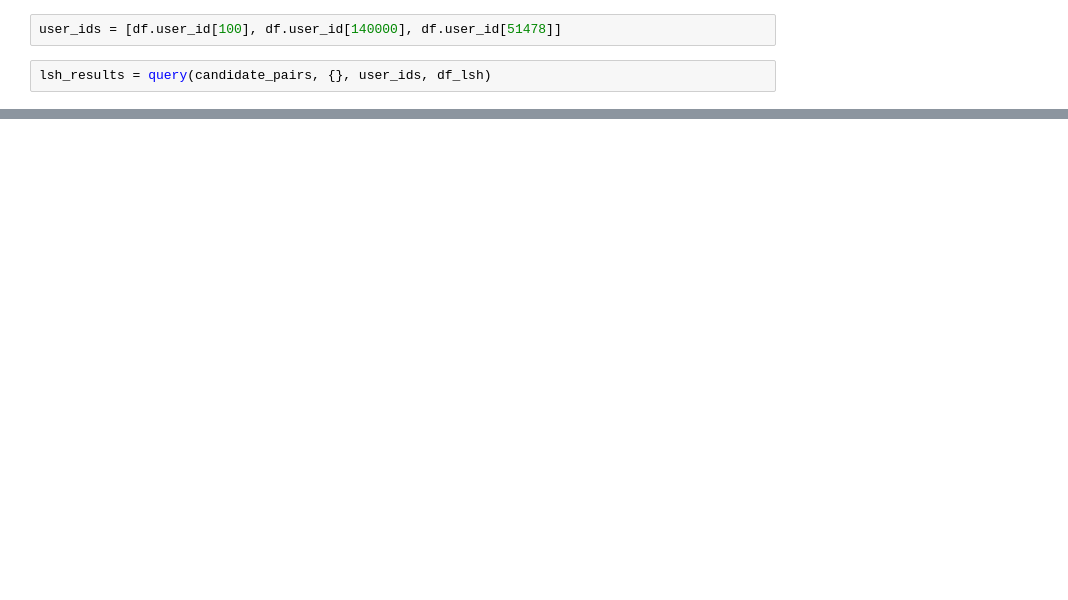
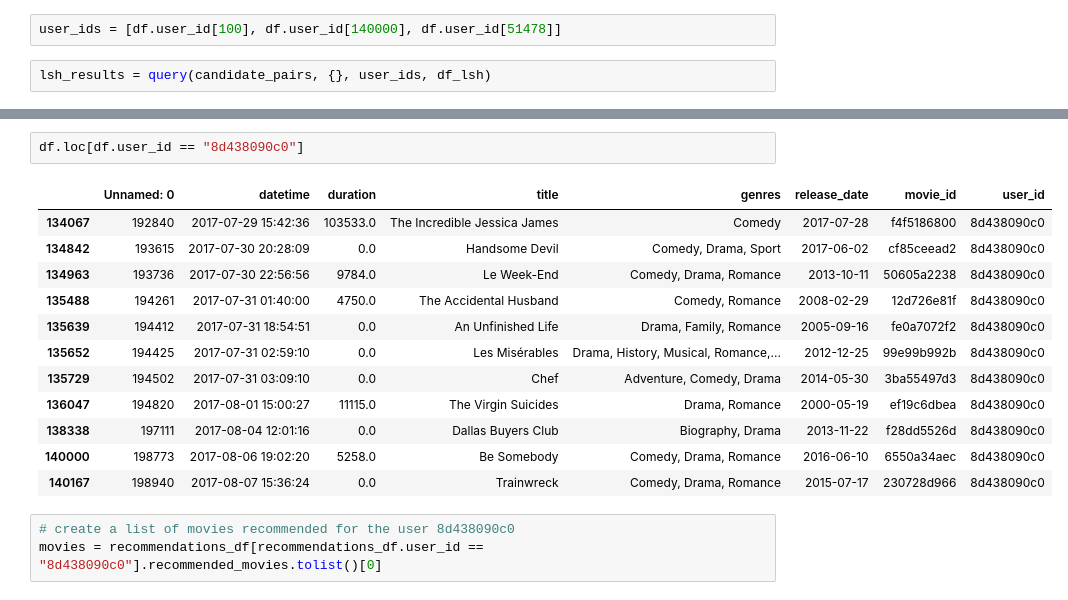
Before and after one commit to AbzalAidakhmetov/ADM-HW4, a Jupyter notebook: main.ipynb, the cells around one changed output, grey strips where cells are left out. Saved outputs shown, nothing was run; the diff lists cells and outputs as text; blank space fills up the shorter version.

```diff
--- a/main.ipynb
+++ b/main.ipynb
@@ -253,0 +394,18 @@ recommendations_df.recommended_movies.iloc[1]
+# %%
+df.loc[df.user_id == "8d438090c0"]
+# %% [output]
+|  | Unnamed: 0 | datetime | duration | title | genres | release_date | movie_id | user_id |
+| 134067 | 192840 | 2017-07-29 15:42:36 | 103533.0 | The Incredible Jessica James | Comedy | 2017-07-28 | f4f5186800 | 8d438090c0 |
+| 134842 | 193615 | 2017-07-30 20:28:09 | 0.0 | Handsome Devil | Comedy, Drama, Sport | 2017-06-02 | cf85ceead2 | 8d438090c0 |
+| 134963 | 193736 | 2017-07-30 22:56:56 | 9784.0 | Le Week-End | Comedy, Drama, Romance | 2013-10-11 | 50605a2238 | 8d438090c0 |
+| 135488 | 194261 | 2017-07-31 01:40:00 | 4750.0 | The Accidental Husband | Comedy, Romance | 2008-02-29 | 12d726e81f | 8d438090c0 |
+| 135639 | 194412 | 2017-07-31 18:54:51 | 0.0 | An Unfinished Life | Drama, Family, Romance | 2005-09-16 | fe0a7072f2 | 8d438090c0 |
+| 135652 | 194425 | 2017-07-31 02:59:10 | 0.0 | Les Misérables | Drama, History, Musical, Romance,... | 2012-12-25 | 99e99b992b | 8d438090c0 |
+| 135729 | 194502 | 2017-07-31 03:09:10 | 0.0 | Chef | Adventure, Comedy, Drama | 2014-05-30 | 3ba55497d3 | 8d438090c0 |
+| 136047 | 194820 | 2017-08-01 15:00:27 | 11115.0 | The Virgin Suicides | Drama, Romance | 2000-05-19 | ef19c6dbea | 8d438090c0 |
+| 138338 | 197111 | 2017-08-04 12:01:16 | 0.0 | Dallas Buyers Club | Biography, Drama | 2013-11-22 | f28dd5526d | 8d438090c0 |
+| 140000 | 198773 | 2017-08-06 19:02:20 | 5258.0 | Be Somebody | Comedy, Drama, Romance | 2016-06-10 | 6550a34aec | 8d438090c0 |
+| 140167 | 198940 | 2017-08-07 15:36:24 | 0.0 | Trainwreck | Comedy, Drama, Romance | 2015-07-17 | 230728d966 | 8d438090c0 |
+# %%
+# create a list of movies recommended for the user 8d438090c0
+movies = recommendations_df[recommendations_df.user_id == "8d438090c0"].recommended_movies.tolist()[0]
```
Also changed, not shown: parts of 42 cells of this notebook.
